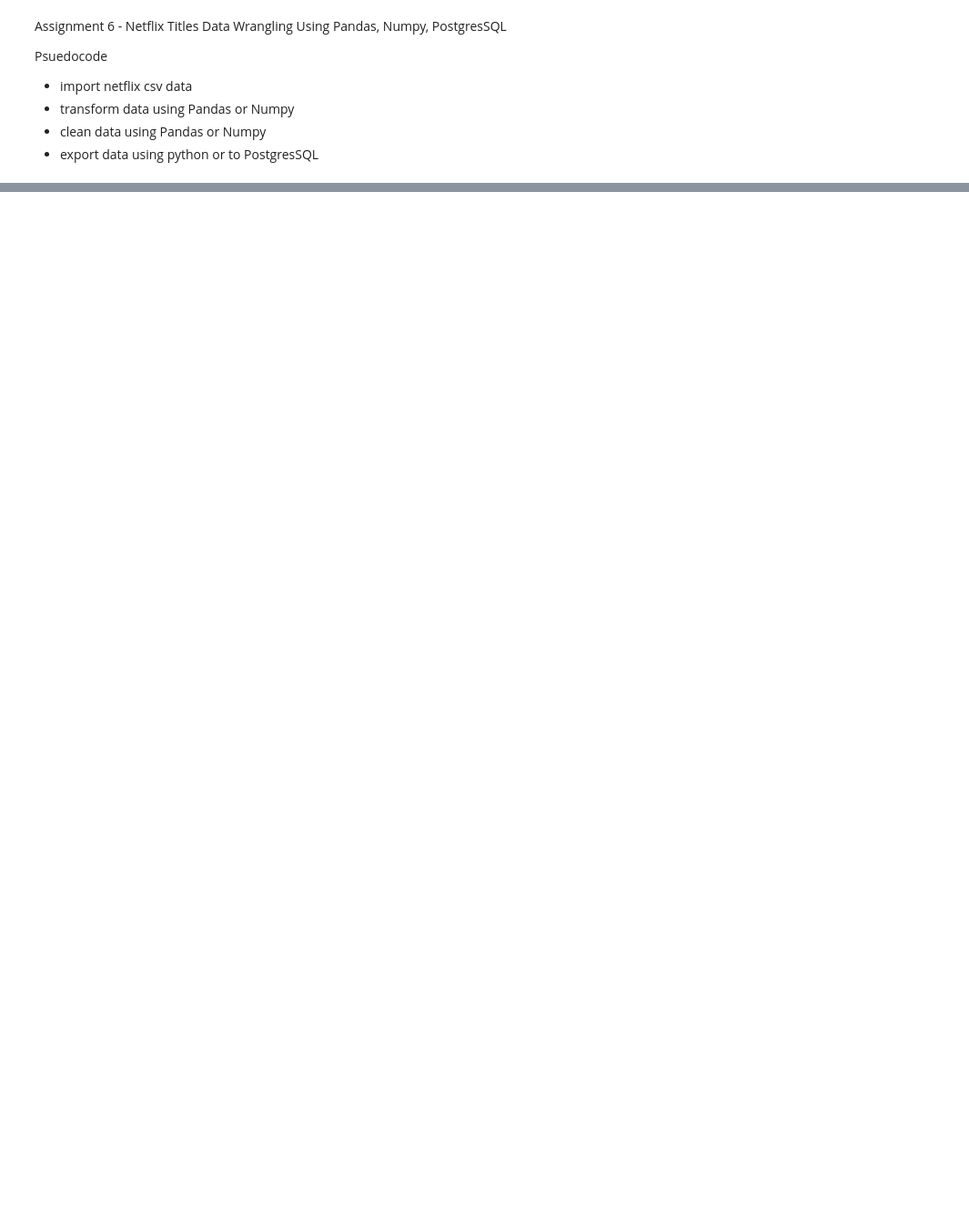
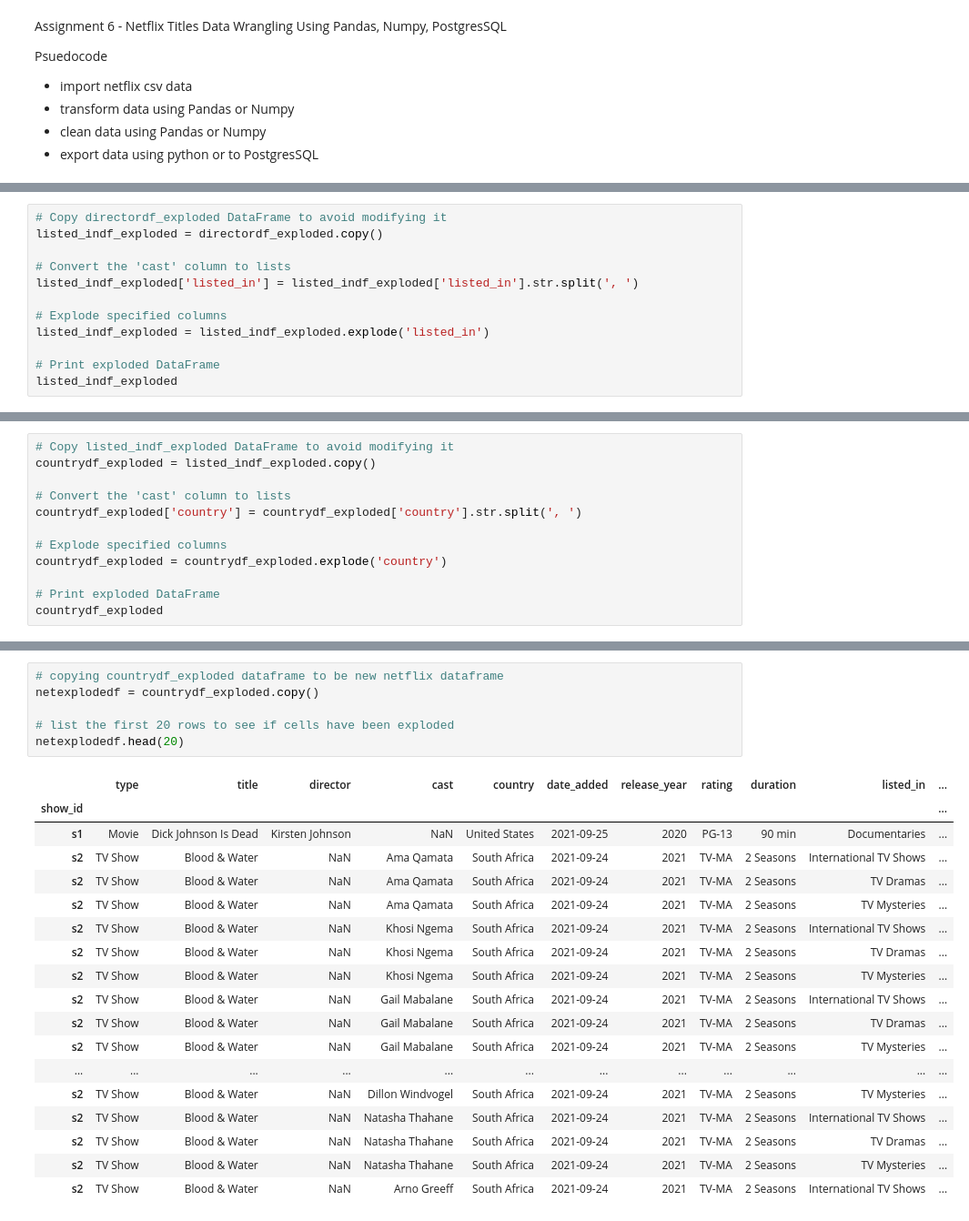
Before and after one commit to jameslaurence82/PythonPandas, a Jupyter notebook: netflixtitles.ipynb, the cells around one changed output, grey strips where cells are left out. Shown at 91% size. Saved outputs shown, nothing was run; the diff lists cells and outputs as text; blank space fills up the shorter version.

```diff
--- a/netflixtitles.ipynb
+++ b/netflixtitles.ipynb
@@ -372,0 +374,12 @@ dtype: int64
+# %%
+# Copy directordf_exploded DataFrame to avoid modifying it
+listed_indf_exploded = directordf_exploded.copy()
+
+# Convert the 'cast' column to lists
+listed_indf_exploded['listed_in'] = listed_indf_exploded['listed_in'].str.split(', ')
+
+# Explode specified columns
+listed_indf_exploded = listed_indf_exploded.explode('listed_in')
+
+# Print exploded DataFrame
+listed_indf_exploded
@@ -372,0 +401,12 @@ dtype: int64
+# %%
+# Copy listed_indf_exploded DataFrame to avoid modifying it
+countrydf_exploded = listed_indf_exploded.copy()
+
+# Convert the 'cast' column to lists
+countrydf_exploded['country'] = countrydf_exploded['country'].str.split(', ')
+
+# Explode specified columns
+countrydf_exploded = countrydf_exploded.explode('country')
+
+# Print exploded DataFrame
+countrydf_exploded
@@ -372,0 +428,25 @@ dtype: int64
+# %%
+# copying countrydf_exploded dataframe to be new netflix dataframe
+netexplodedf = countrydf_exploded.copy()
+
+# list the first 20 rows to see if cells have been exploded
+netexplodedf.head(20)
+# %% [output]
+|  | type | title | director | cast | country | date_added | release_year | rating | duration | listed_in | ... |
+| show_id |  |  |  |  |  |  |  |  |  |  | ... |
+| s1 | Movie | Dick Johnson Is Dead | Kirsten Johnson | NaN | United States | 2021-09-25 | 2020 | PG-13 | 90 min | Documentaries | ... |
+| s2 | TV Show | Blood & Water | NaN | Ama Qamata | South Africa | 2021-09-24 | 2021 | TV-MA | 2 Seasons | International TV Shows | ... |
+| s2 | TV Show | Blood & Water | NaN | Ama Qamata | South Africa | 2021-09-24 | 2021 | TV-MA | 2 Seasons | TV Dramas | ... |
+| s2 | TV Show | Blood & Water | NaN | Ama Qamata | South Africa | 2021-09-24 | 2021 | TV-MA | 2 Seasons | TV Mysteries | ... |
+| s2 | TV Show | Blood & Water | NaN | Khosi Ngema | South Africa | 2021-09-24 | 2021 | TV-MA | 2 Seasons | International TV Shows | ... |
+| s2 | TV Show | Blood & Water | NaN | Khosi Ngema | South Africa | 2021-09-24 | 2021 | TV-MA | 2 Seasons | TV Dramas | ... |
+| s2 | TV Show | Blood & Water | NaN | Khosi Ngema | South Africa | 2021-09-24 | 2021 | TV-MA | 2 Seasons | TV Mysteries | ... |
+| s2 | TV Show | Blood & Water | NaN | Gail Mabalane | South Africa | 2021-09-24 | 2021 | TV-MA | 2 Seasons | International TV Shows | ... |
+| s2 | TV Show | Blood & Water | NaN | Gail Mabalane | South Africa | 2021-09-24 | 2021 | TV-MA | 2 Seasons | TV Dramas | ... |
+| s2 | TV Show | Blood & Water | NaN | Gail Mabalane | South Africa | 2021-09-24 | 2021 | TV-MA | 2 Seasons | TV Mysteries | ... |
+| ... | ... | ... | ... | ... | ... | ... | ... | ... | ... | ... | ... |
+| s2 | TV Show | Blood & Water | NaN | Dillon Windvogel | South Africa | 2021-09-24 | 2021 | TV-MA | 2 Seasons | TV Mysteries | ... |
+| s2 | TV Show | Blood & Water | NaN | Natasha Thahane | South Africa | 2021-09-24 | 2021 | TV-MA | 2 Seasons | International TV Shows | ... |
+| s2 | TV Show | Blood & Water | NaN | Natasha Thahane | South Africa | 2021-09-24 | 2021 | TV-MA | 2 Seasons | TV Dramas | ... |
+| s2 | TV Show | Blood & Water | NaN | Natasha Thahane | South Africa | 2021-09-24 | 2021 | TV-MA | 2 Seasons | TV Mysteries | ... |
+| s2 | TV Show | Blood & Water | NaN | Arno Greeff | South Africa | 2021-09-24 | 2021 | TV-MA | 2 Seasons | International TV Shows | ... |
```
Also changed, not shown: parts of 51 cells of this notebook, 2 other files.
